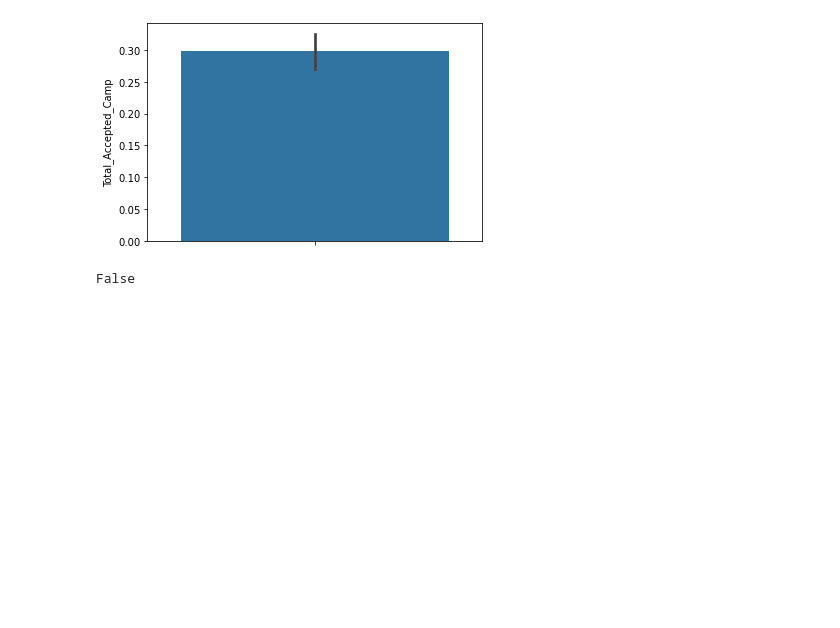
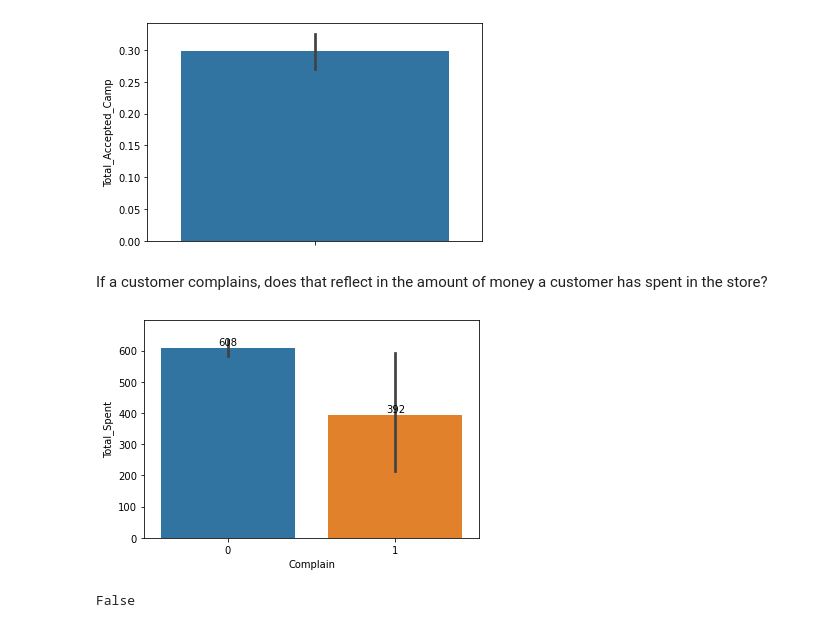
Before and after one commit to jma199/business-marketing-case-study, a Jupyter notebook: 1 eda.ipynb, the cells around one changed output. Saved outputs shown, nothing was run; the diff lists cells and outputs as text; code cells hidden in the pictures; blank space fills up the shorter version.

```diff
--- a/1 eda.ipynb
+++ b/1 eda.ipynb
@@ -448,5 +448,16 @@ sns.barplot(y='Total_Accepted_Camp', data=data)
 # %% [output]
 <AxesSubplot:ylabel='Total_Accepted_Camp'>
 [figure]
+# %% [markdown]
+If a customer complains, does that reflect in the amount of money a customer has spent in the store?
+# %%
+fig, ax = plt.subplots(figsize = (6,4))
+sns.barplot(x="Complain", y="Total_Spent", data=data)
+for p in ax.containers:
+    ax.bar_label(p, fmt='%.0f', label_type='edge', padding=1)
+ax.margins(y=0.1)
+plt.show()
+# %% [output]
+[figure, added]
 # %%
 # Check that all the columns are numeric
```
Also changed, not shown: parts of 1 cell of this notebook.
